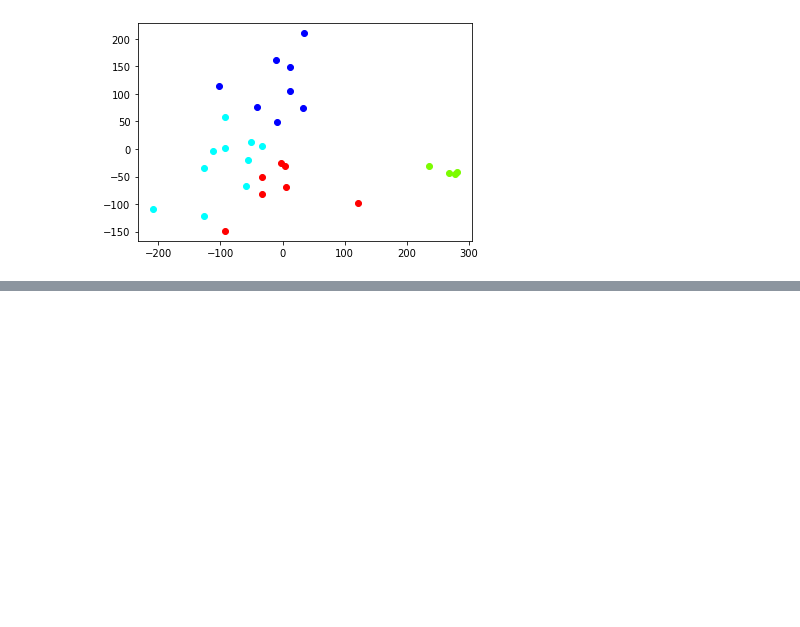
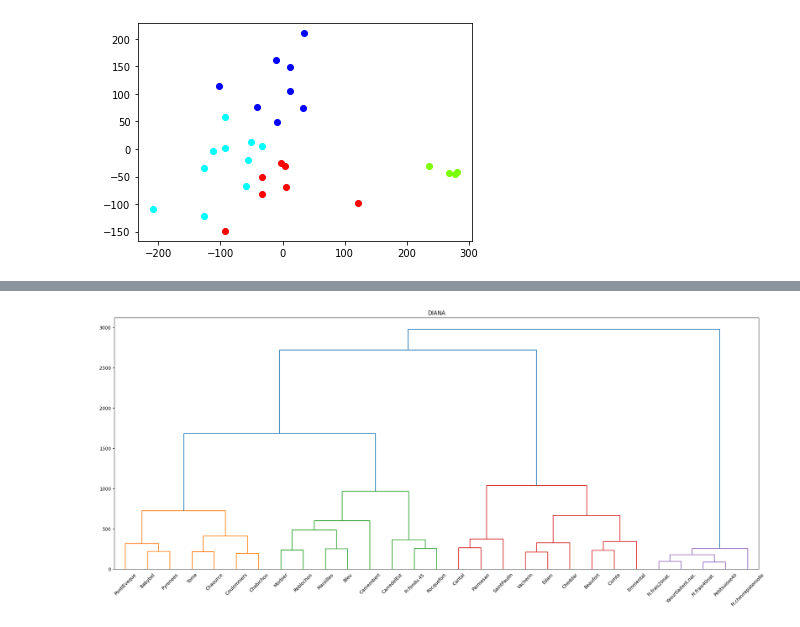
Before and after one commit to rihemebh/Data-mining-Labs, a Jupyter notebook: Lab 4/main.ipynb, the cells around one changed output, grey strips where cells are left out. Drawn from its saved outputs; the diff is of its cells as text; code cells hidden in the pictures; blank space fills up the shorter version.

Commit message:
added diana algorithm

```diff
--- a/Lab 4/main.ipynb
+++ b/Lab 4/main.ipynb
@@ -207,0 +210,81 @@ plt.show()
+# %%
+"""
+we need this function to calculate the distance between 2 elements
+so if we already calculate the mean value we get it from the Z matrix
+or we calculate it : sum(fromage.iloc[i])/9
+"""
+def distance(i):
+    if i >= len(fromage):
+        return Z[i - len(fromage)][2]
+    else:
+        return sum(fromage.iloc[i])/9
+
+"""
+the length of cluster
+we need it for the linkage matrix
+"""
+def cluster_len(i):
+    if i >= len(fromage):
+        return Z[i - len(fromage)][3]
+    else:
+        return 1
+
+"""
+we apply kmeans on our dataset then we split it into 2 clusters a0 and a1
+"""
+def kmeans_split(c):
+    np.random.seed(0)
+    kmeans = cluster.KMeans(n_clusters=2)
+    kmeans.fit(c)
+
+    idk = np.argsort(kmeans.labels_)
+    idk0 = []
+    idk1 = []
+
+    k = 0
+    for i in kmeans.labels_[idk]:
+        if i == 0:
+            idk0.append(idk[k])
+            k = k + 1
+        else:
+            idk1.append(idk[k])
+            k = k + 1
+
+    a0 = pd.DataFrame(c.values[idk0], c.index[idk0])
+    a1 = pd.DataFrame(c.values[idk1], c.index[idk1])
+    return a0, a1
+
+"""
+The idea is to apply kmeans on the whole dataset
+we get 2 clusters and in each cluster w re-apply kmeans recursively until we get a cluster of one element
+in everytime we have to to put the linkage data in Z matrix in order to generate the dendrogram
+
+"""
+def diana(c):
+    if len(c) < 2:
+        ind = np.argwhere(fromage.index == c.index[0])
+        return ind[0][0]
+    a0, a1 = kmeans_split(c)
+    clusters.append(a0)
+    clusters.append(a1)
+    index1 = diana(a0)
+    index2 = diana(a1)
+    Z.append([
+        index1,
+        index2,
+        distance(index1) + distance(index2),
+        cluster_len(index1) + cluster_len(index2)
+    ])
+
+    return len(Z) - 1 + len(fromage)
+
+Z = []
+clusters = []
+index = diana(fromage)
+
+fig = plt.figure(figsize=(25, 10), dpi=100)
+plt.title('DIANA')
+dn = dendrogram(Z, labels=fromage.index, orientation='top', color_threshold=1500)
+plt.show()
+# %% [output]
+[figure, added]
```
Also changed, not shown: parts of 1 cell of this notebook.
